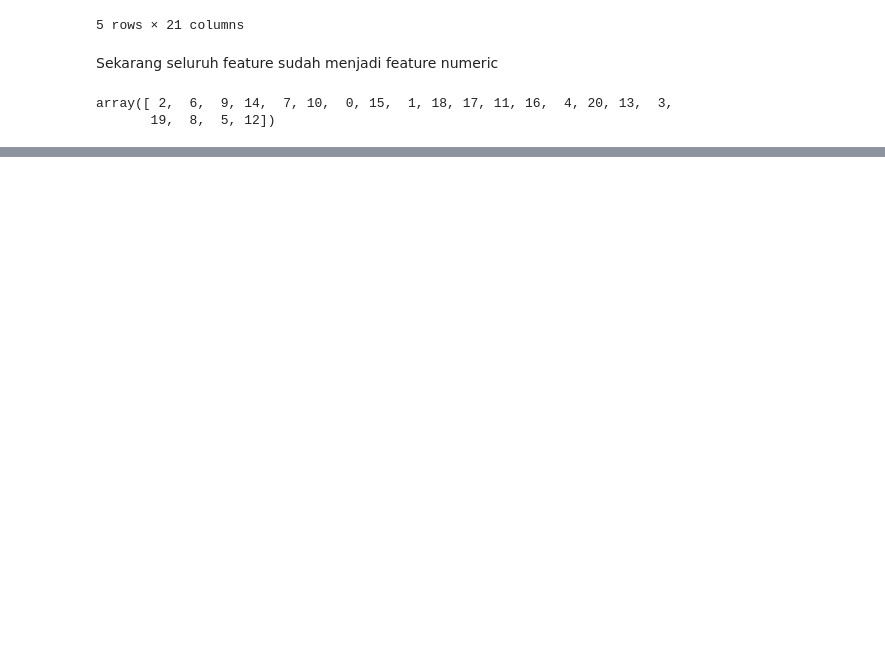
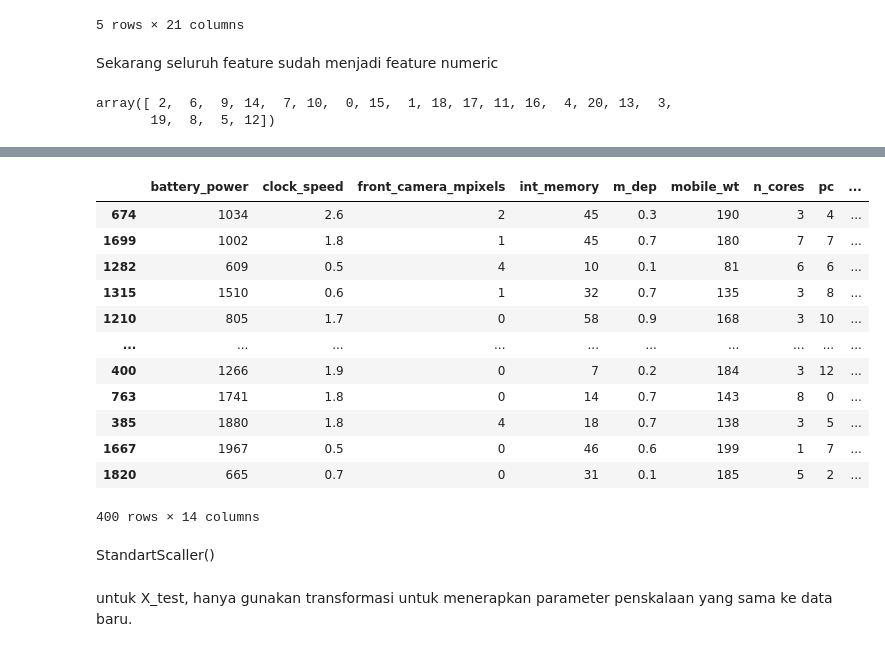
Before and after one commit to Aimin-Nur/DataAnalyst---PriceSmartphone, a Jupyter notebook: Prediksi Harga Hp.ipynb, the cells around one changed output, grey strips where cells are left out. Drawn from its saved outputs; the diff is of its cells as text; code cells hidden in the pictures; blank space fills up the shorter version.

```diff
--- a/Prediksi Harga Hp.ipynb
+++ b/Prediksi Harga Hp.ipynb
@@ -384,0 +468,19 @@ df.head()
+# %%
+X_test_feature_scale = feature_scale(X_test)
+X_test[X_test_feature_scale.columns]
+# %% [output]
+|  | battery_power | clock_speed | front_camera_mpixels | int_memory | m_dep | mobile_wt | n_cores | pc | ... |
+| 674 | 1034 | 2.6 | 2 | 45 | 0.3 | 190 | 3 | 4 | ... |
+| 1699 | 1002 | 1.8 | 1 | 45 | 0.7 | 180 | 7 | 7 | ... |
+| 1282 | 609 | 0.5 | 4 | 10 | 0.1 | 81 | 6 | 6 | ... |
+| 1315 | 1510 | 0.6 | 1 | 32 | 0.7 | 135 | 3 | 8 | ... |
+| 1210 | 805 | 1.7 | 0 | 58 | 0.9 | 168 | 3 | 10 | ... |
+| ... | ... | ... | ... | ... | ... | ... | ... | ... | ... |
+| 400 | 1266 | 1.9 | 0 | 7 | 0.2 | 184 | 3 | 12 | ... |
+| 763 | 1741 | 1.8 | 0 | 14 | 0.7 | 143 | 8 | 0 | ... |
+| 385 | 1880 | 1.8 | 4 | 18 | 0.7 | 138 | 3 | 5 | ... |
+| 1667 | 1967 | 0.5 | 0 | 46 | 0.6 | 199 | 1 | 7 | ... |
+| 1820 | 665 | 0.7 | 0 | 31 | 0.1 | 185 | 5 | 2 | ... |
+400 rows × 14 columns
+# %% [markdown]
+StandartScaller()
@@ -384,0 +490,2 @@ df.head()
+# %% [markdown]
+untuk X_test, hanya gunakan transformasi untuk menerapkan parameter penskalaan yang sama ke data baru.
```
Also changed, not shown: parts of 15 cells of this notebook.
